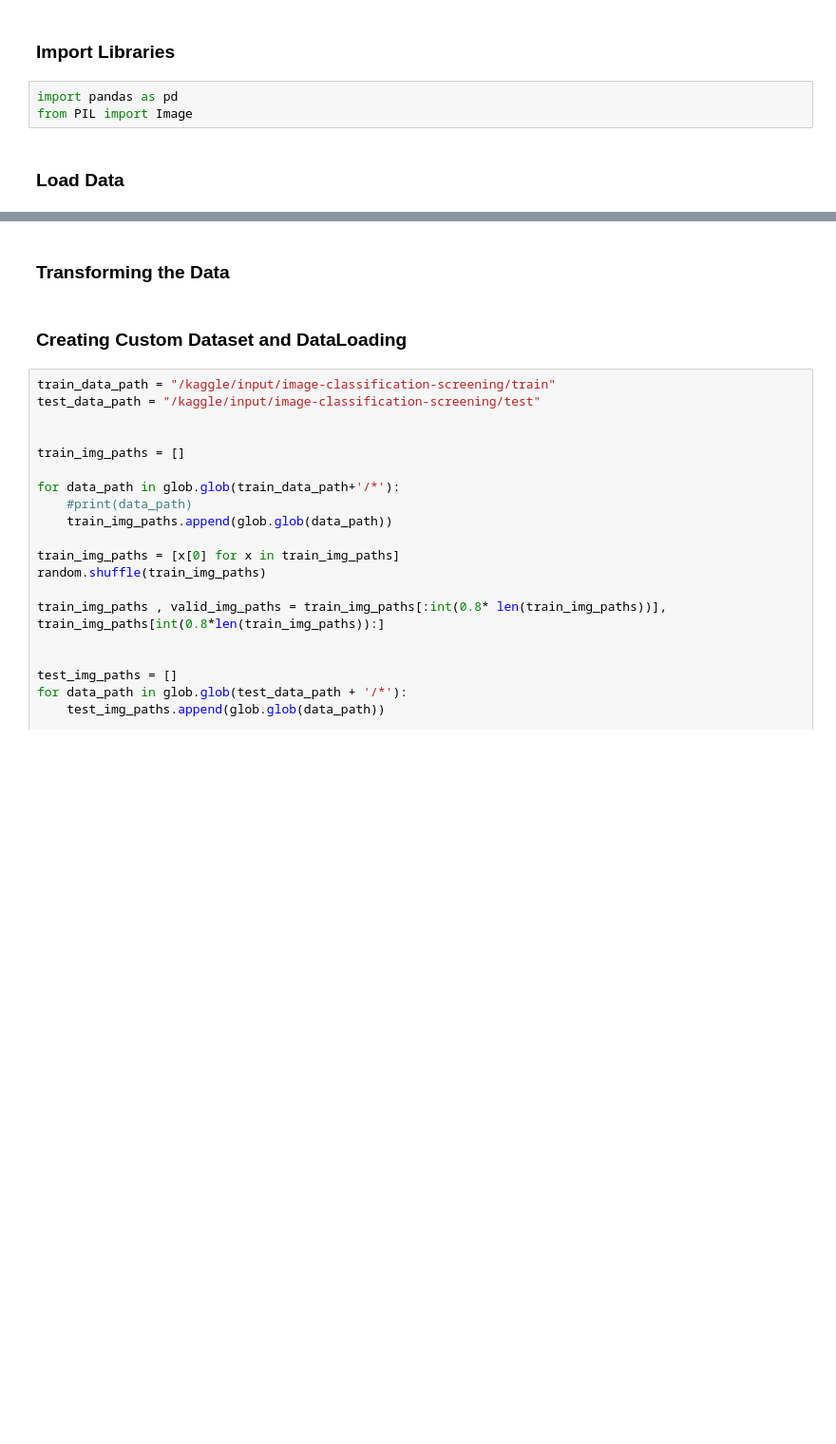
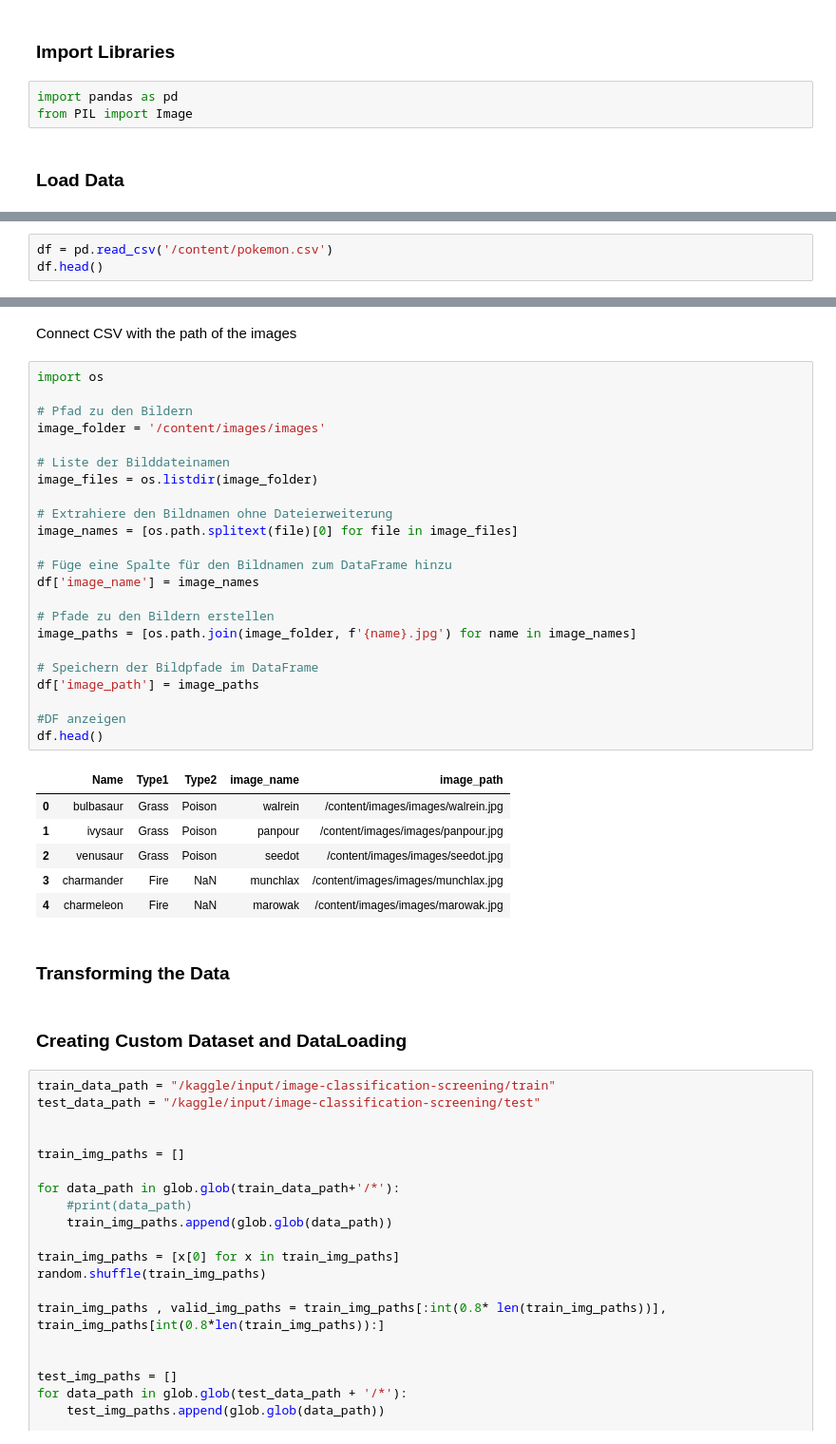
Before and after one commit to ILPATHERA/ML2_Pokemonclassifier, a Jupyter notebook: ML2_Image_Classification.ipynb, the cells around one changed output, grey strips where cells are left out. Shown at 95% size. Cells and saved outputs as stored; diff of their text form; blank space fills up the shorter version.

```diff
--- a/ML2_Image_Classification.ipynb
+++ b/ML2_Image_Classification.ipynb
@@ -40,0 +84,3 @@ for index, row in df.iterrows():
+# %%
+df = pd.read_csv('/content/pokemon.csv')
+df.head()
@@ -41,3 +94,35 @@ for index, row in df.iterrows():
+# %% [markdown]
+Connect CSV with the path of the images
+# %%
+import os
+
+# Pfad zu den Bildern
+image_folder = '/content/images/images'
+
+# Liste der Bilddateinamen
+image_files = os.listdir(image_folder)
+
+# Extrahiere den Bildnamen ohne Dateierweiterung
+image_names = [os.path.splitext(file)[0] for file in image_files]
+
+# Füge eine Spalte für den Bildnamen zum DataFrame hinzu
+df['image_name'] = image_names
+
+# Pfade zu den Bildern erstellen
+image_paths = [os.path.join(image_folder, f'{name}.jpg') for name in image_names]
+
+# Speichern der Bildpfade im DataFrame
+df['image_path'] = image_paths
+
+#DF anzeigen
+df.head()
+# %% [output]
+|  | Name | Type1 | Type2 | image_name | image_path |
+| 0 | bulbasaur | Grass | Poison | walrein | /content/images/images/walrein.jpg |
+| 1 | ivysaur | Grass | Poison | panpour | /content/images/images/panpour.jpg |
+| 2 | venusaur | Grass | Poison | seedot | /content/images/images/seedot.jpg |
+| 3 | charmander | Fire | NaN | munchlax | /content/images/images/munchlax.jpg |
+| 4 | charmeleon | Fire | NaN | marowak | /content/images/images/marowak.jpg |
 # %% [markdown]
 ### Transforming the Data
 # %% [markdown]
```
Also changed, not shown: parts of 14 cells of this notebook.
